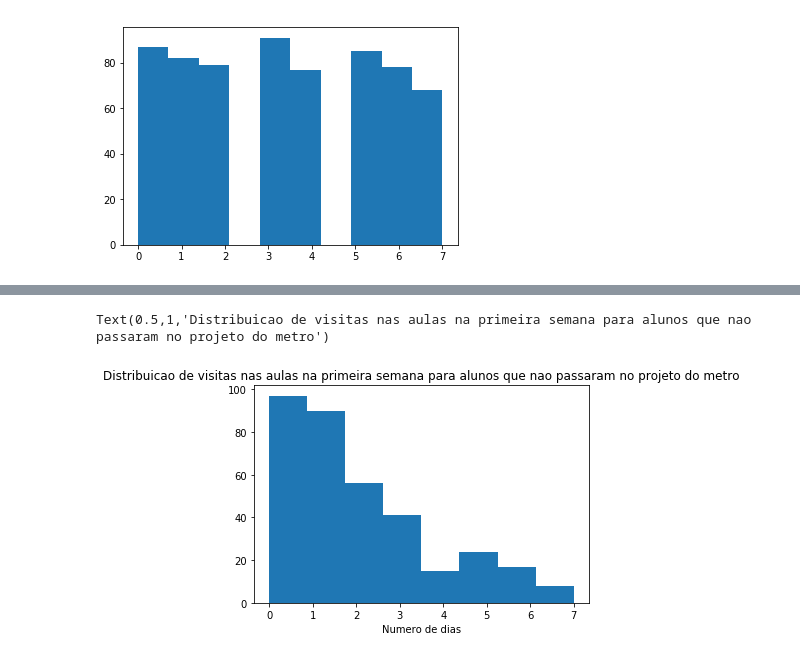
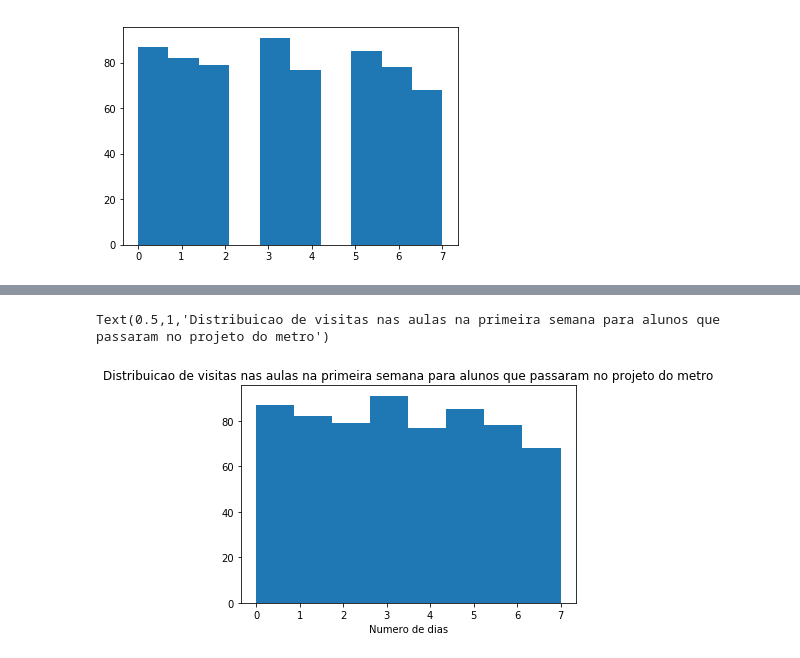
Before and after one commit to elgsantos/analise-de-dados-com-python, a Jupyter notebook: iniciando_analise_dados.ipynb, the cells around one changed output, grey strips where cells are left out. Cells and saved outputs as stored; diff of their text form; code cells hidden in the pictures.

```diff
--- a/iniciando_analise_dados.ipynb
+++ b/iniciando_analise_dados.ipynb
@@ -532,7 +547,7 @@ Maximum: 7
 # %%
-plt.hist(non_passing_visits.values(), bins=8)
+plt.hist(passing_visits.values(), bins=8)
 plt.xlabel('Numero de dias')
-plt.title('Distribuicao de visitas nas aulas na primeira semana para alunos que nao passaram no projeto do metro')
+plt.title('Distribuicao de visitas nas aulas na primeira semana para alunos que passaram no projeto do metro')
 # %% [output]
-Text(0.5,1,'Distribuicao de visitas nas aulas na primeira semana para alunos que nao passaram no projeto do metro')
+Text(0.5,1,'Distribuicao de visitas nas aulas na primeira semana para alunos que passaram no projeto do metro')
-[figure, old version]
+[figure, new version]
```
Also changed, not shown: parts of 2 cells of this notebook.
